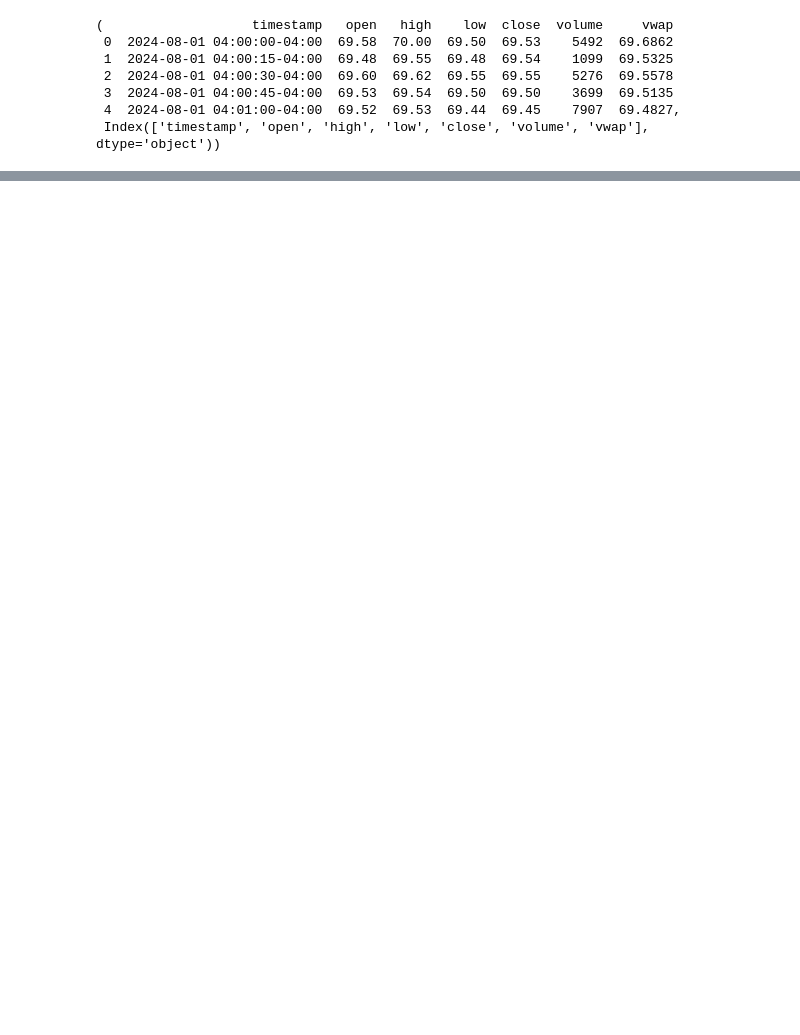
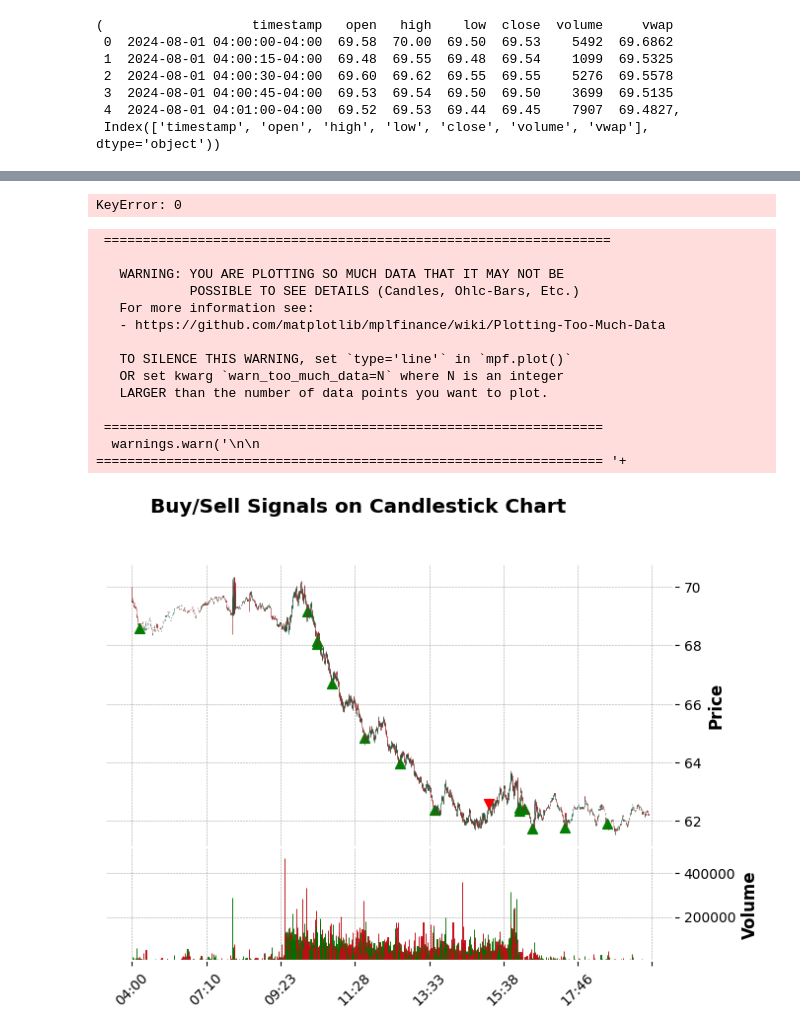
Before and after one commit to tawantg/tg_robot_tana_002, a Jupyter notebook: rulebaseTgScore.ipynb, the cells around one changed output, grey strips where cells are left out. Saved outputs shown, nothing was run; the diff lists cells and outputs as text; code cells hidden in the pictures; blank space fills up the shorter version.

```diff
--- a/rulebaseTgScore.ipynb
+++ b/rulebaseTgScore.ipynb
@@ -152,4 +257,49 @@ data['total_percent'] = (data['score'] / max_buy_score) * 100
 data['total_sell_percent'] = (data['sell_score'] / max_sell_score) * 100
 
 # Display relevant columns for buy/sell signals
-data[['timestamp', 'score', 'sell_score', 'total_percent', 'total_sell_percent']].tail()
+data[['timestamp', 'score', 'sell_score', 'total_percent', 'total_sell_percent']].tail(100)
+# %% [output]
+KeyError: 0
+# %%
+import mplfinance as mpf
+
+# เตรียมข้อมูลสำหรับการ plot
+data['Date'] = pd.to_datetime(data['timestamp'])
+data.set_index('Date', inplace=True)
+
+# เลือกคอลัมน์ที่ใช้สำหรับการ plot
+plot_data = data[['open', 'high', 'low', 'close', 'volume']]
+
+# กำหนดจุดที่เป็นสัญญาณซื้อและขาย
+buy_signals = data[data['total_percent'] > 50]
+sell_signals = data[data['total_sell_percent'] > 60]
+
+# สร้าง DataFrame ใหม่สำหรับสัญญาณซื้อและขาย
+buy_marker_data = pd.DataFrame(index=plot_data.index)
+sell_marker_data = pd.DataFrame(index=plot_data.index)
+
+# ใส่ค่า low และ high ตามลำดับสำหรับสัญญาณซื้อและขาย
+buy_marker_data['Buy'] = buy_signals['low'] - 0.1
+sell_marker_data['Sell'] = sell_signals['high'] + 0.1
+
+# เตรียมการ plot จุดซื้อขายบนกราฟ
+buy_markers = mpf.make_addplot(buy_marker_data['Buy'], type='scatter', markersize=50, marker='^', color='green')
+sell_markers = mpf.make_addplot(sell_marker_data['Sell'], type='scatter', markersize=50, marker='v', color='red')
+
+# Plot กราฟแท่งเทียนพร้อมสัญญาณ
+mpf.plot(plot_data, type='candle', style='charles', addplot=[buy_markers, sell_markers], volume=True, title='Buy/Sell Signals on Candlestick Chart', ylabel='Price', ylabel_lower='Volume')
+# %% [output]
+ =================================================================
+
+   WARNING: YOU ARE PLOTTING SO MUCH DATA THAT IT MAY NOT BE
+            POSSIBLE TO SEE DETAILS (Candles, Ohlc-Bars, Etc.)
+   For more information see:
+   - https://github.com/matplotlib/mplfinance/wiki/Plotting-Too-Much-Data
+
+   TO SILENCE THIS WARNING, set `type='line'` in `mpf.plot()`
+   OR set kwarg `warn_too_much_data=N` where N is an integer
+   LARGER than the number of data points you want to plot.
+
+ ================================================================
+  warnings.warn('\n\n ================================================================= '+
+[figure, added]
```
Also changed, not shown: parts of 3 cells of this notebook, 6 other files.
